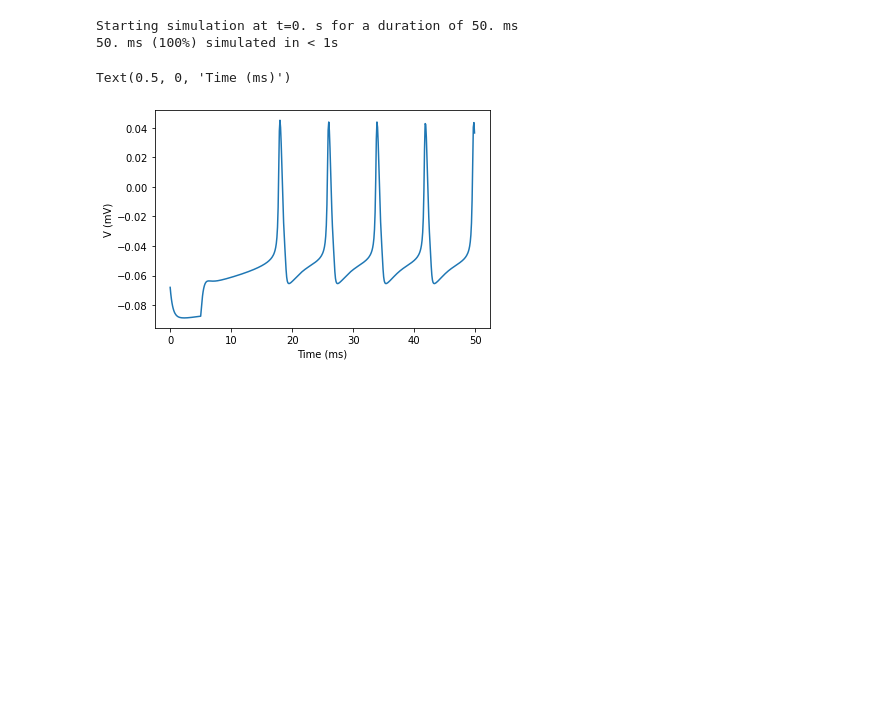
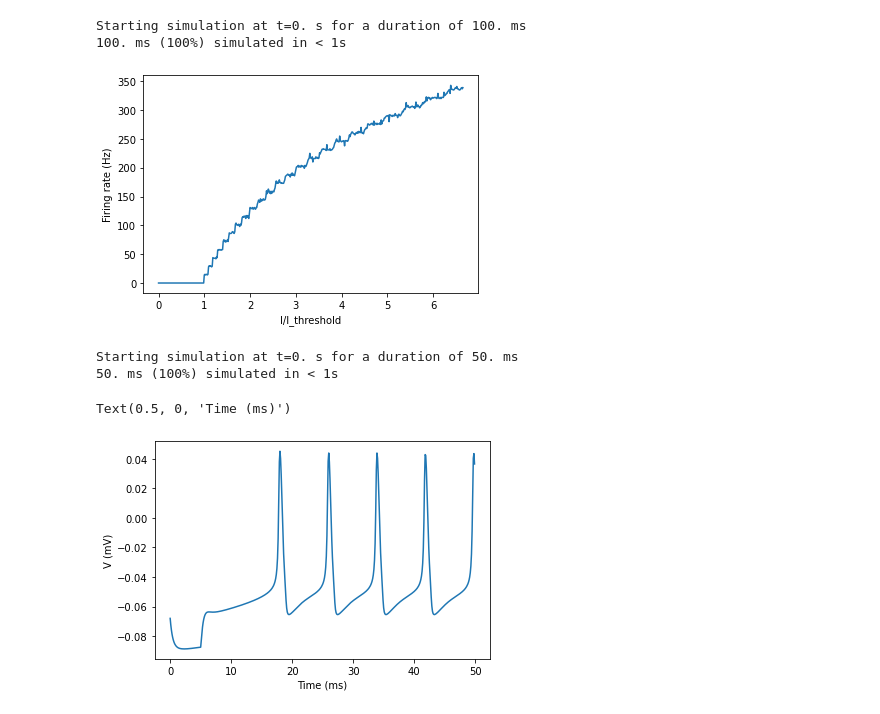
Before and after one commit to fallahtp/Theorical-Neuroscience_Dayan-Abbott_2001, a Jupyter notebook: Chapter6/Question_1.ipynb, the cells around one changed output. Cells and saved outputs as stored; diff of their text form; code cells hidden in the pictures; blank space fills up the shorter version.

```diff
--- a/Chapter6/Question_1.ipynb
+++ b/Chapter6/Question_1.ipynb
@@ -20,7 +20,7 @@ from brian2 import *
 
 # defaultclock = 0.1 * ms
 c_m = 10 * nF/mm**2
-# I_e = 200 * nA/mm**2
+I_e = 200 * nA/mm**2
 g_L = 0.003 * mS/mm2
 E_L = -17 * mV
 g_Na = 1.2 * mS/mm2
@@ -116,8 +121,11 @@ ylabel('b')
 # Simulation 2
 # ============================================================================
 start_scope()
-N = 100 # Number of neurons
+N = 500 # Number of neurons
 duration = 1 * second
+I_max = 500.0 * namp/mm2 # Maximum external current
+
+# n & m have orginal shape of equations (not with n_inf and m_inf), For ZeroDevisionError
 eqs="""
 dv/dt = (-i_m + I_e)/c_m : volt
 
@@ -138,7 +146,7 @@ a_inf = (0.0761*exp(0.0314*(v/mV+94.22))/(1+exp(0.0346*(v/mV+1.17))))**(1.0/3) :
 b_inf = (1/(1+exp(0.0688*(v/mV+53.3))))**4 : 1
 
 dn/dt = alpha_n * (1-n) - beta_n * n : 1
-dm/dt = (m_inf-m)/tau_m : 1
+dm/dt = alpha_m * (1-m) - beta_m * m : 1
 dh/dt = (h_inf-h)/tau_h : 1
 da/dt = (a_inf-a)/tau_a : 1
 db/dt = (b_inf-b)/tau_b : 1
@@ -151,6 +159,7 @@ alpha_h = (0.266*exp(-0.05*(v/mV+48))) / ms : Hz
 beta_h = (3.8/(1+exp(-0.1*(v/mV+18)))) / ms : Hz
 """
 
+
 G = NeuronGroup(N, model=eqs, method='exponential_euler', threshold='v>-40*mV')
 G.v = -68 * mV
 G.m = 0.0101
@@ -158,8 +167,7 @@ G.h = 0.9659
 G.n = 0.1559
 G.a = 0.5404
 G.b = 0.2887
-G.I_e = '(5.0) *i* namp/mm**2'
-print(G.I_e)
+G.I_e = 'I_max*i/N'
 
 statemon = StateMonitor(G, ['I_e', 'v'], record=True)
 spikemon = SpikeMonitor(G, record=True)
@@ -167,5 +175,14 @@ spikemon = SpikeMonitor(G, record=True)
 run(100*ms, report='stdout')
 
 rate = spikemon.count // duration
-print((spikemon.spike_trains()))
-# plot()
+
+I_th = statemon.I_e[(nonzero(rate)[0][0]), 0]
+
+# ============================================================================
+# Plot
+# ============================================================================
+plot(statemon.I_e[:, 0]/I_th, rate/Hz)
+xlabel('I/I_threshold')
+ylabel('Firing rate (Hz)')
+show()
+# %% [output]
@@ -172,3 +190,6 @@ print((spikemon.spike_trains()))
+Starting simulation at t=0. s for a duration of 100. ms
+100. ms (100%) simulated in < 1s
+[figure, added]
 # %%
 # ============================================================================
 # Simulation 3
```
Also changed, not shown: parts of 3 cells of this notebook.
